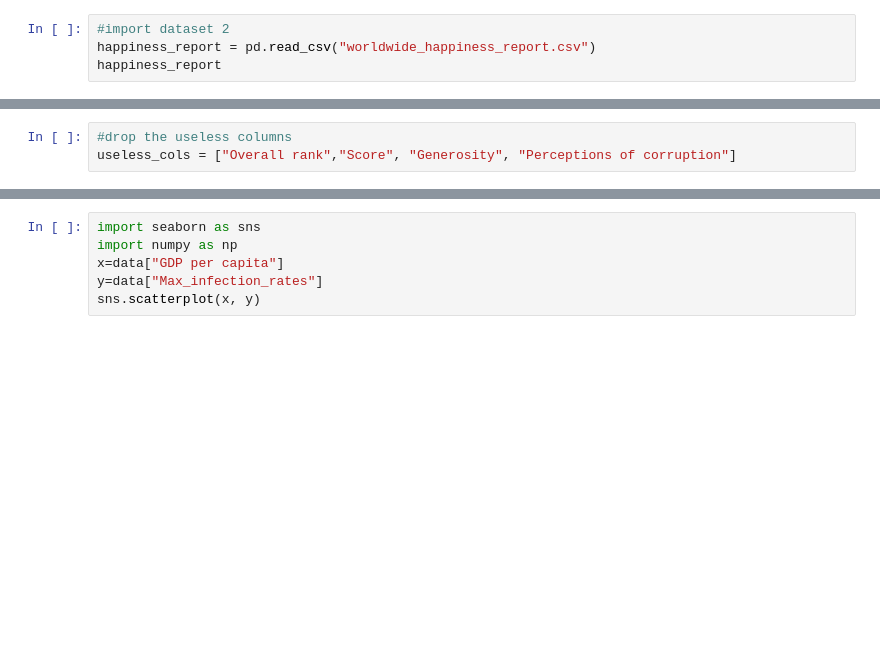
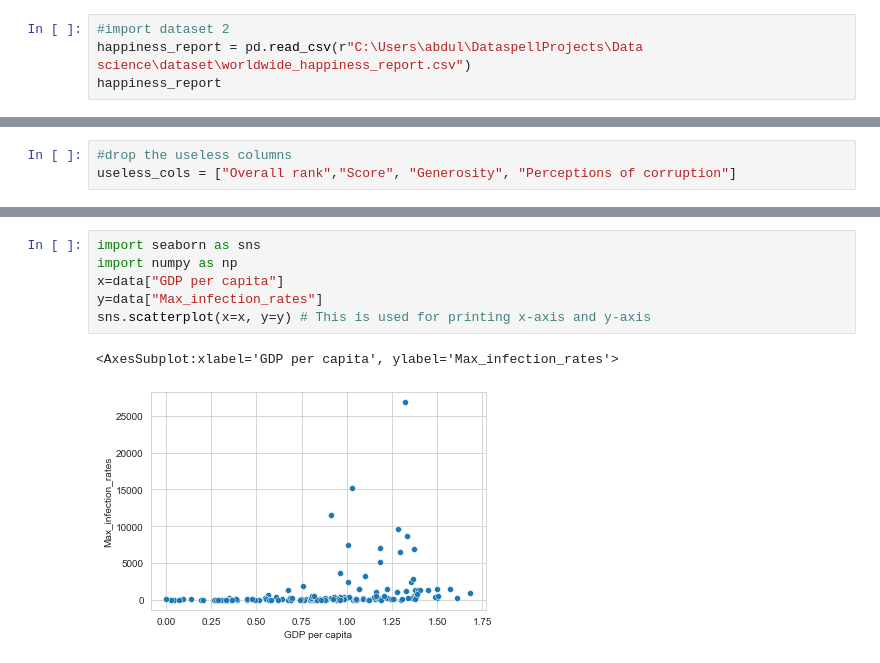
Before and after one commit to ECE-MJCET/Data-science, a Jupyter notebook: Data Science/projects/covid19_Confirmed_dataset.csv.ipynb, the cells around one changed output, grey strips where cells are left out. Drawn from its saved outputs; the diff is of its cells as text; blank space fills up the shorter version.

Commit message:
updated dataset path

```diff
--- a/Data Science/projects/covid19_Confirmed_dataset.csv.ipynb
+++ b/Data Science/projects/covid19_Confirmed_dataset.csv.ipynb
@@ -95,6 +158,6 @@ corona_data
 187 rows × 1 columns
 # %%
 #import dataset 2
-happiness_report = pd.read_csv("worldwide_happiness_report.csv")
+happiness_report = pd.read_csv(r"C:\Users\abdul\DataspellProjects\Data science\dataset\worldwide_happiness_report.csv")
 happiness_report
 # %% [output]
@@ -125,9 +271,12 @@ sns.heatmap(data.corr(), annot=True)
 # %%
 import seaborn as sns
 import numpy as np
 x=data["GDP per capita"]
 y=data["Max_infection_rates"]
-sns.scatterplot(x, y)
+sns.scatterplot(x=x, y=y) # This is used for printing x-axis and y-axis
+# %% [output]
+<AxesSubplot:xlabel='GDP per capita', ylabel='Max_infection_rates'>
+[figure, added]
 # %%
 x = data["GDP per capita"];y = data["Max_infection_rates"];plt.figure(figsize=(12, 6))
 plt.subplot(1, 2, 1);sns.scatterplot(x, np.log(y));plt.title('Scatterplot')
```
Also changed, not shown: parts of 17 cells of this notebook.
